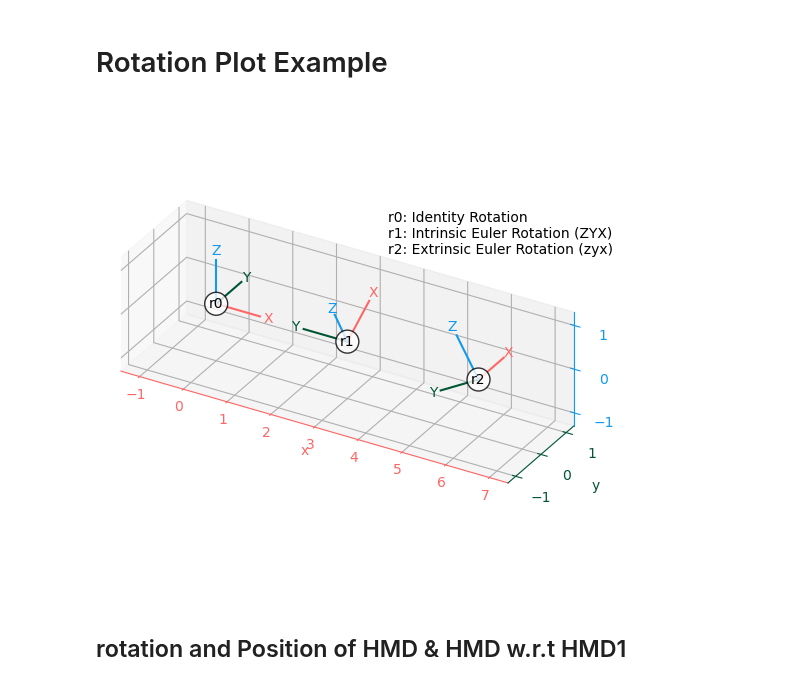
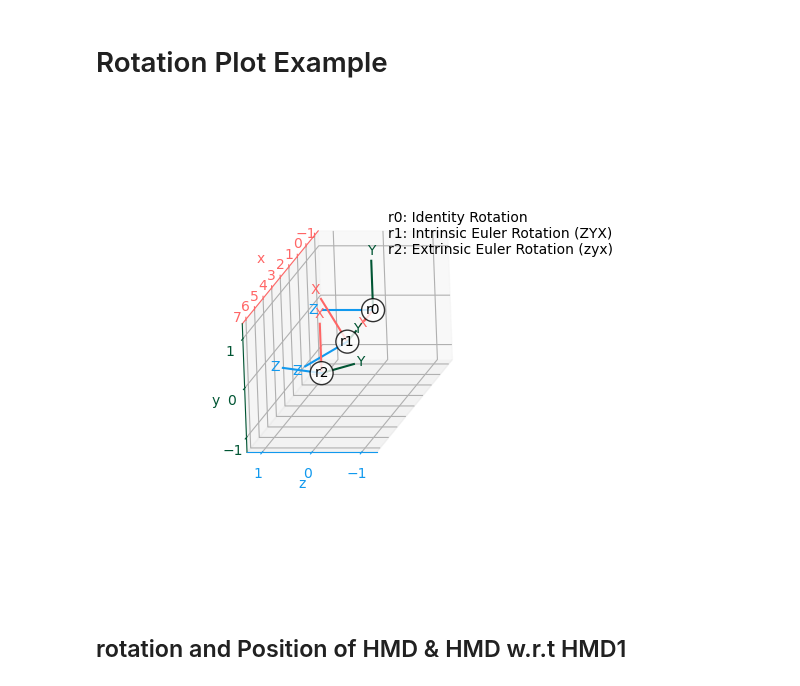
Before and after one commit to gitscade/stats, a Jupyter notebook: examples.ipynb, the cells around one changed output. Saved outputs shown, nothing was run; the diff lists cells and outputs as text; code cells hidden in the pictures.

```diff
--- a/examples.ipynb
+++ b/examples.ipynb
@@ -58,27 +58,27 @@ def plot_rotated_axes(ax, r, name=None, offset=(0, 0, 0), scale=1):
 # %%
 r0 = R.identity()
 r1 = R.from_euler("ZYX", [90, -30, 0], degrees=True)  # intrinsic
 r2 = R.from_euler("zyx", [90, -30, 0], degrees=True)  # extrinsic
 
 ax = plt.figure().add_subplot(projection="3d", proj_type="ortho")
 plot_rotated_axes(ax, r0, name="r0", offset=(0, 0, 0))
 plot_rotated_axes(ax, r1, name="r1", offset=(3, 0, 0))
 plot_rotated_axes(ax, r2, name="r2", offset=(6, 0, 0))
 _ = ax.annotate(
     "r0: Identity Rotation\n"
     "r1: Intrinsic Euler Rotation (ZYX)\n"
     "r2: Extrinsic Euler Rotation (zyx)",
     xy=(0.6, 0.7), xycoords="axes fraction", ha="left"
 )
-
+ax.view_init(elev=-10, azim=12, roll=90)
 ax.set(xlim=(-1.25, 7.25), ylim=(-1.25, 1.25), zlim=(-1.25, 1.25))
 ax.set(xticks=range(-1, 8), yticks=[-1, 0, 1], zticks=[-1, 0, 1])
 ax.set_aspect("equal", adjustable="box")
 ax.figure.set_size_inches(6, 5)
 plt.tight_layout()
 plt.show()
 # %% [output]
-[figure, old version]
+[figure, new version]
 # %% [markdown]
 ## rotation and Position of HMD & HMD w.r.t HMD1
 # %%
```
Also changed, not shown: parts of 9 cells of this notebook.
